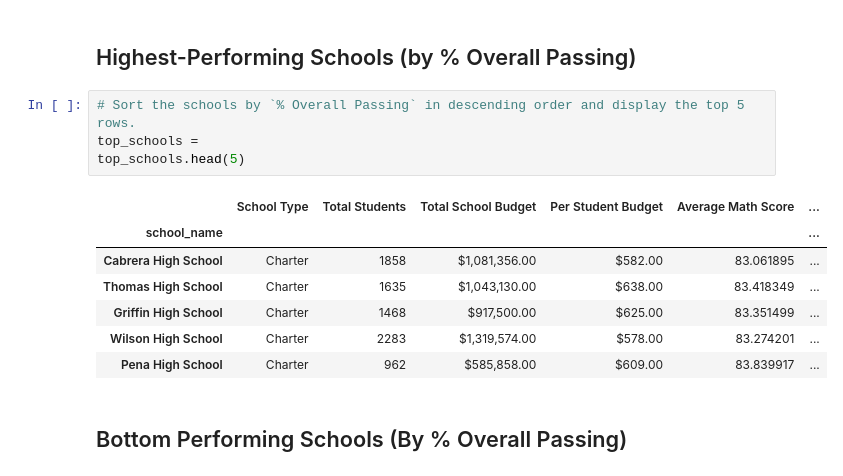
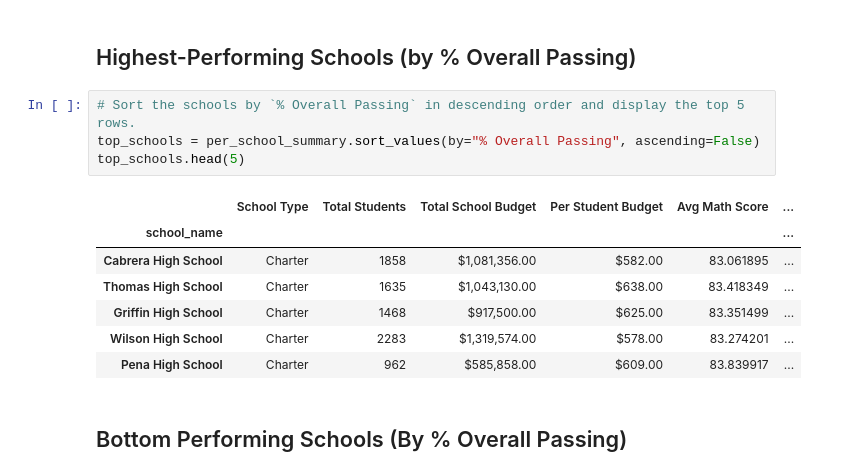
Before and after one commit to jmil86/pandas-challenge, a Jupyter notebook: PyCitySchools/PyCitySchools_starter.ipynb, the cells around one changed output. Saved outputs shown, nothing was run; the diff lists cells and outputs as text.

```diff
--- a/PyCitySchools/PyCitySchools_starter.ipynb
+++ b/PyCitySchools/PyCitySchools_starter.ipynb
@@ -333,10 +333,10 @@ per_school_summary
 ## Highest-Performing Schools (by % Overall Passing)
 # %%
 # Sort the schools by `% Overall Passing` in descending order and display the top 5 rows.
-top_schools =
+top_schools = per_school_summary.sort_values(by="% Overall Passing", ascending=False)
 top_schools.head(5)
 # %% [output]
-|  | School Type | Total Students | Total School Budget | Per Student Budget | Average Math Score | ... |
+|  | School Type | Total Students | Total School Budget | Per Student Budget | Avg Math Score | ... |
 | school_name |  |  |  |  |  | ... |
 | Cabrera High School | Charter | 1858 | $1,081,356.00 | $582.00 | 83.061895 | ... |
 | Thomas High School | Charter | 1635 | $1,043,130.00 | $638.00 | 83.418349 | ... |
```
Also changed, not shown: parts of 11 cells of this notebook.
